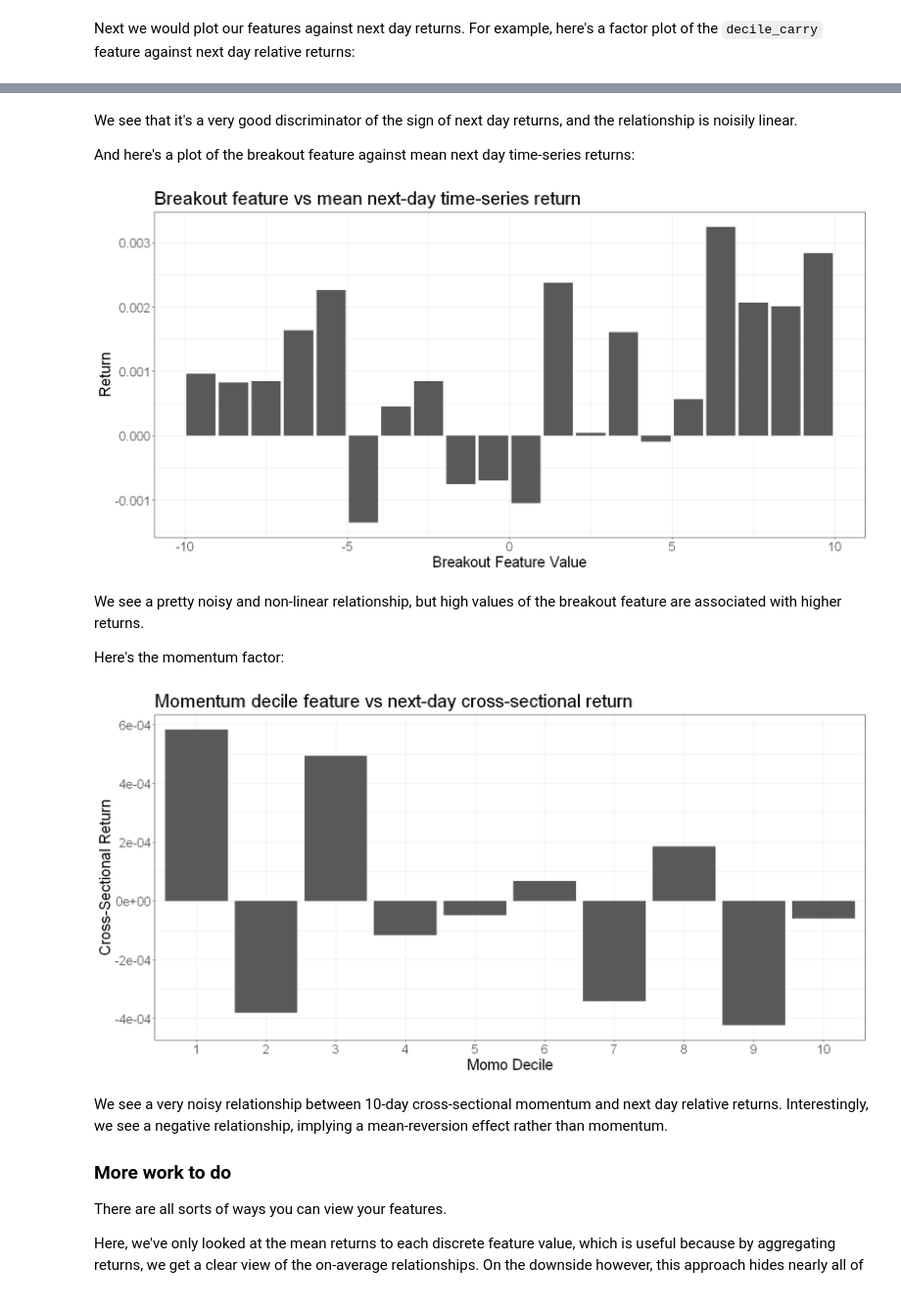
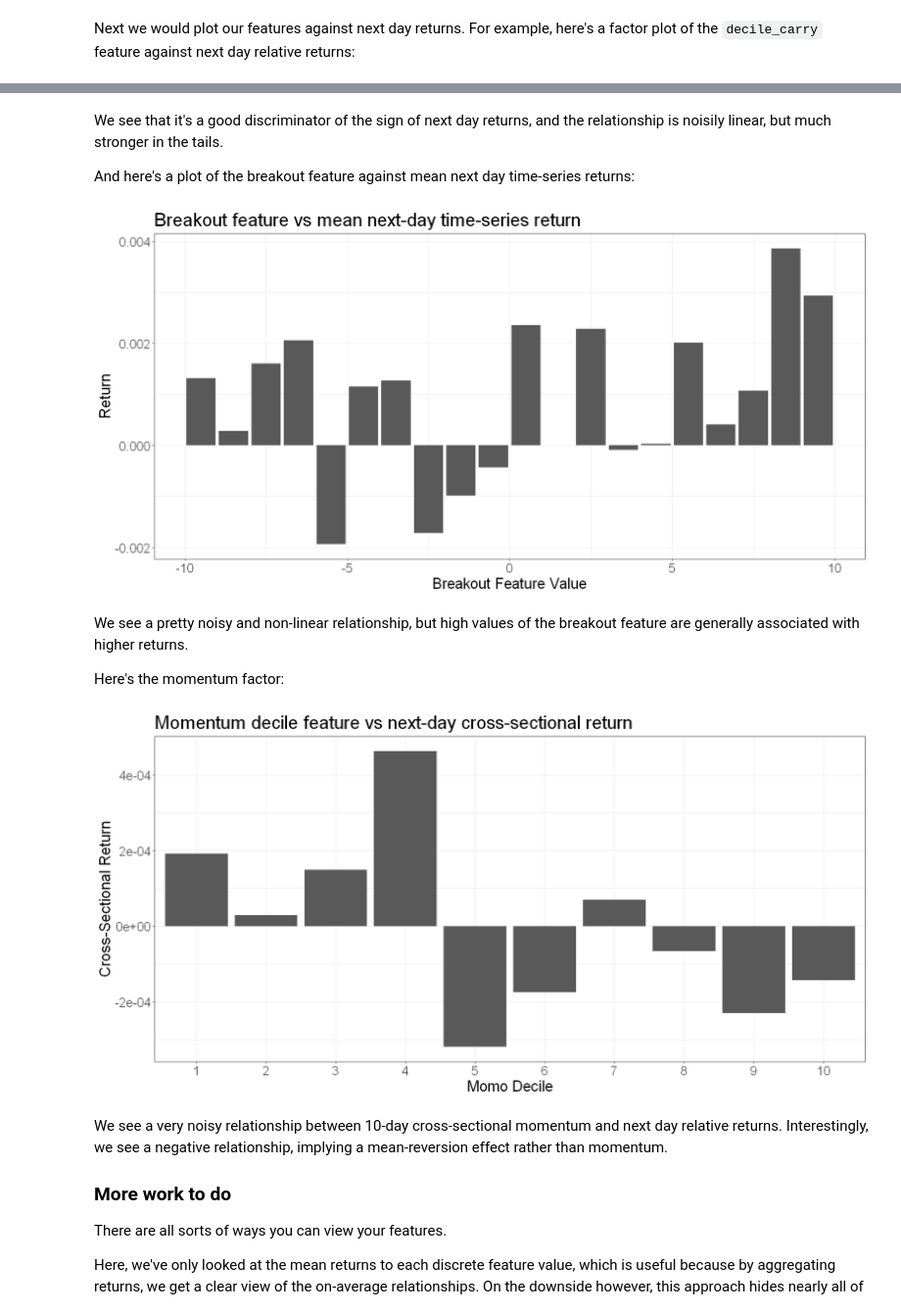
Before and after one commit to Robot-Wealth/trader-tales, a Jupyter notebook: quantifying-combining-alphas/quantifying_and_combining_alphas.ipynb, the cells around one changed output, grey strips where cells are left out. Shown at 98% size. Cells and saved outputs as stored; diff of their text form; code cells hidden in the pictures.

```diff
--- a/quantifying-combining-alphas/quantifying_and_combining_alphas.ipynb
+++ b/quantifying-combining-alphas/quantifying_and_combining_alphas.ipynb
@@ -44,7 +62,7 @@ Next load some data. This dataset includes daily price, volume, and funding data
 
 You can get the data [here](https://raw.githubusercontent.com/Robot-Wealth/r-quant-recipes/master/quantifying-combining-alphas/binance_perp_daily.csv).
 # %%
-perps <- read_csv("binance_perp_daily.csv")
+perps <- read_csv("https://github.com/Robot-Wealth/r-quant-recipes/raw/master/quantifying-combining-alphas/binance_perp_daily.csv")
 head(perps)
 # %% [output]
 Rows: 210772 Columns: 11
@@ -75,8 +93,9 @@ universe <- perps %>%
   mutate(trail_volume = roll_mean(dollar_volume, 30)) %>%
   # also calculate returns for later
   mutate(
-    total_return_simple = funding_rate + (dplyr::lead(close, 1) - close)/close,
-    total_return_log = log(1 + total_return_simple)
+    total_fwd_return_simple = dplyr::lead(funding_rate, 1) + (dplyr::lead(close, 1) - close)/close,  # next day's simple return
+    total_fwd_return_simple_2 = dplyr::lead(total_fwd_return_simple, 1),  # next day again simple return
+    total_fwd_return_log = log(1 + total_fwd_return_simple)
   ) %>%
   na.omit() %>%
   group_by(date) %>%
@@ -127,10 +146,10 @@ features <- universe %>%
   group_by(ticker) %>%
   arrange(date) %>%
   mutate(
-    # lag features
-    breakout = lag(9.5 - rolling_days_since_high_20(close)),  # puts this feature on a scale -9.5 to +9.5 (9.5 = high was today)
-    momo = lag(close - lag(close, 10)/close),
-    carry = lag(funding_rate)
+    # we won't lag features here because we're using forward returns
+    breakout = 9.5 - rolling_days_since_high_20(close),  # puts this feature on a scale -9.5 to +9.5 (9.5 = high was today)
+    momo = close - lag(close, 10)/close,
+    carry = funding_rate
   ) %>%
   ungroup() %>%
   na.omit()
@@ -173,7 +192,7 @@ features_scaled <- features %>%
   filter(is_universe) %>%
   group_by(date) %>%
   mutate(
-    demeaned_returns = total_return_simple - mean(total_return_simple),
+    demeaned_fwd_returns = total_fwd_return_simple - mean(total_fwd_return_simple),
     zscore_carry = (carry - mean(carry, na.rm = TRUE)) / sd(carry, na.rm = TRUE),
     decile_carry = ntile(carry, 10),
     zscore_momo = (momo - mean(momo, na.rm = TRUE)) / sd(momo, na.rm = TRUE),
@@ -201,12 +220,12 @@ features_scaled %>%
 # %% [markdown]
-We see that it's a very good discriminator of the sign of next day returns, and the relationship is noisily linear.
+We see that it's a good discriminator of the sign of next day returns, and the relationship is noisily linear, but much stronger in the tails.
 
 And here's a plot of the breakout feature against mean next day time-series returns:
 # %%
 features_scaled %>%
   group_by(breakout) %>%
   summarise(
-    mean_return = mean(total_return_simple)
+    mean_return = mean(total_fwd_return_simple)
   ) %>%
   ggplot(aes(x = breakout, y = mean_return)) +
   geom_bar(stat = "identity") +
@@ -216,26 +235,26 @@ features_scaled %>%
     title = "Breakout feature vs mean next-day time-series return"
   )
 # %% [output]
-[figure, old version]
+[figure, new version]
 # %% [markdown]
-We see a pretty noisy and non-linear relationship, but high values of the breakout feature are associated with higher returns.
+We see a pretty noisy and non-linear relationship, but high values of the breakout feature are generally associated with higher returns.
 
 Here's the momentum factor:
 # %%
 features_scaled %>%
   group_by(decile_momo) %>%
   summarise(
-    mean_return = mean(demeaned_returns)
+    mean_return = mean(demeaned_fwd_returns)
   ) %>%
   ggplot(aes(x = factor(decile_momo), y = mean_return)) +
   geom_bar(stat = "identity") +
   labs(
     x = "Momo Decile",
     y = "Cross-Sectional Return",
     title = "Momentum decile feature vs next-day cross-sectional return"
   )
 # %% [output]
-[figure, old version]
+[figure, new version]
 # %% [markdown]
 We see a very noisy relationship between 10-day cross-sectional momentum and next day relative returns. Interestingly, we see a negative relationship, implying a mean-reversion effect rather than momentum.
 
```
Also changed, not shown: parts of 13 cells of this notebook, 2 other files.
